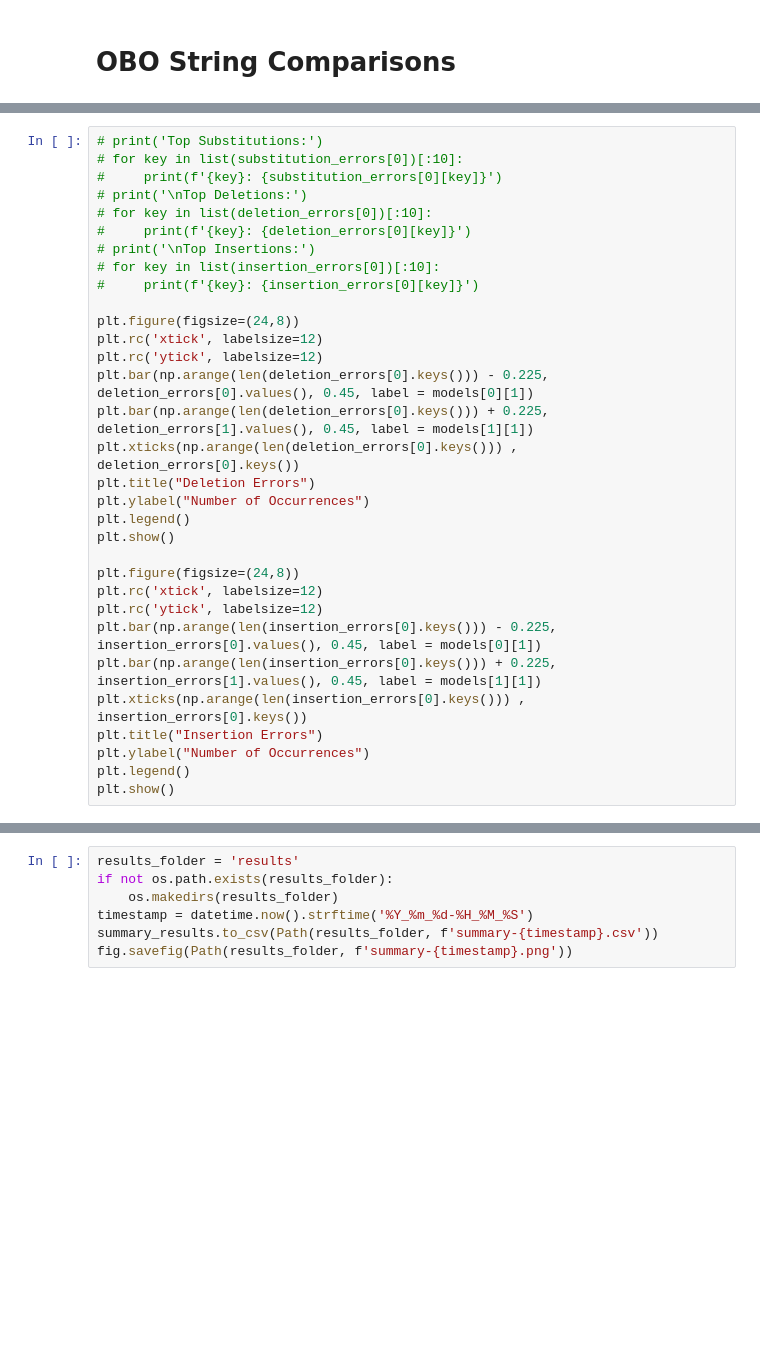
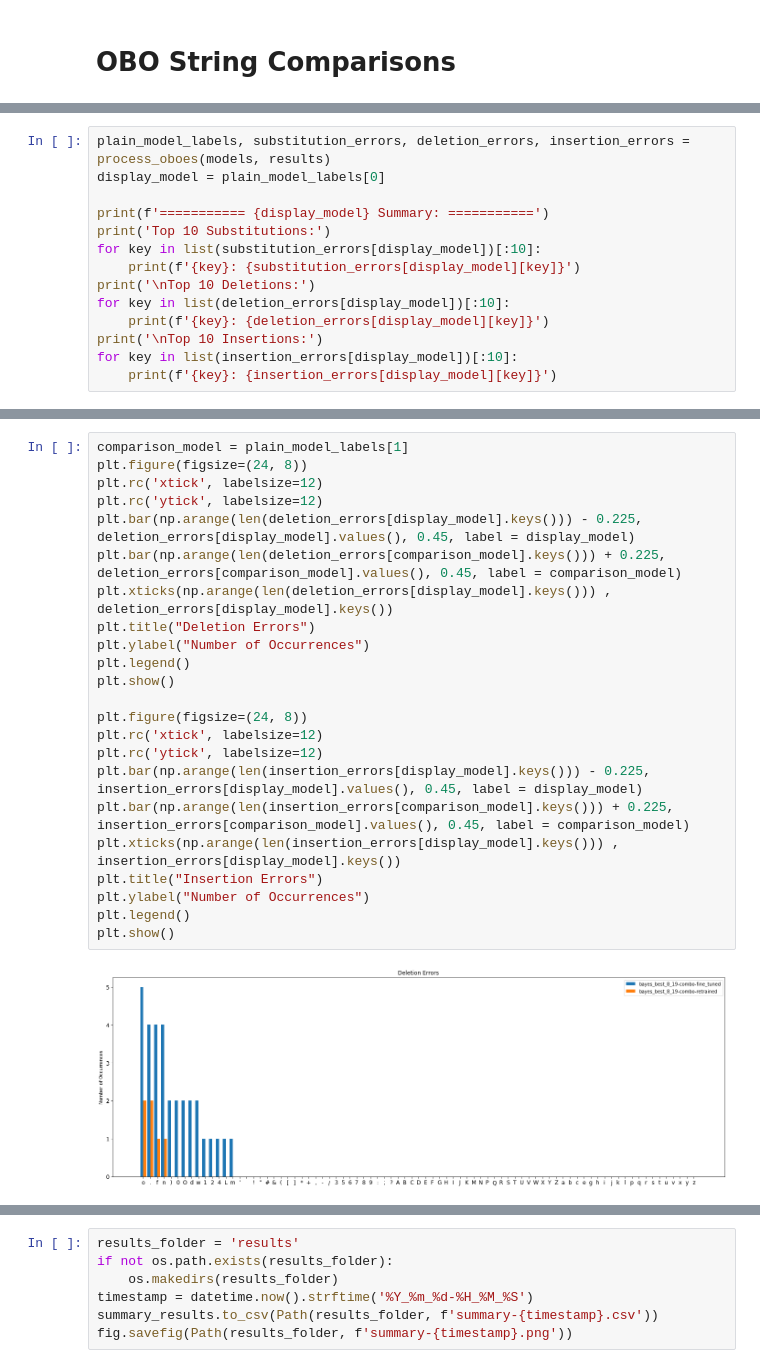
Before and after one commit to emcdona1/crnn_models_single_gpu, a Jupyter notebook: test_set_predictions/visualize_predictions.ipynb, the cells around one changed output, grey strips where cells are left out. Drawn from its saved outputs; the diff is of its cells as text; blank space fills up the shorter version.

```diff
--- a/test_set_predictions/visualize_predictions.ipynb
+++ b/test_set_predictions/visualize_predictions.ipynb
@@ -204,0 +69,14 @@ substitution_errors = [dict(sorted(a.items(), key=lambda item: item[1], reverse=
+# %%
+plain_model_labels, substitution_errors, deletion_errors, insertion_errors = process_oboes(models, results)
+display_model = plain_model_labels[0]
+
+print(f'=========== {display_model} Summary: ===========')
+print('Top 10 Substitutions:')
+for key in list(substitution_errors[display_model])[:10]:
+    print(f'{key}: {substitution_errors[display_model][key]}')
+print('\nTop 10 Deletions:')
+for key in list(deletion_errors[display_model])[:10]:
+    print(f'{key}: {deletion_errors[display_model][key]}')
+print('\nTop 10 Insertions:')
+for key in list(insertion_errors[display_model])[:10]:
+    print(f'{key}: {insertion_errors[display_model][key]}')
@@ -205,32 +101,25 @@ substitution_errors = [dict(sorted(a.items(), key=lambda item: item[1], reverse=
 # %%
-# print('Top Substitutions:')
-# for key in list(substitution_errors[0])[:10]:
-#     print(f'{key}: {substitution_errors[0][key]}')
-# print('\nTop Deletions:')
-# for key in list(deletion_errors[0])[:10]:
-#     print(f'{key}: {deletion_errors[0][key]}')
-# print('\nTop Insertions:')
-# for key in list(insertion_errors[0])[:10]:
-#     print(f'{key}: {insertion_errors[0][key]}')
-
-plt.figure(figsize=(24,8))
+comparison_model = plain_model_labels[1]
+plt.figure(figsize=(24, 8))
 plt.rc('xtick', labelsize=12)
 plt.rc('ytick', labelsize=12)
-plt.bar(np.arange(len(deletion_errors[0].keys())) - 0.225, deletion_errors[0].values(), 0.45, label = models[0][1])
-plt.bar(np.arange(len(deletion_errors[0].keys())) + 0.225, deletion_errors[1].values(), 0.45, label = models[1][1])
-plt.xticks(np.arange(len(deletion_errors[0].keys())) , deletion_errors[0].keys())
+plt.bar(np.arange(len(deletion_errors[display_model].keys())) - 0.225, deletion_errors[display_model].values(), 0.45, label = display_model)
+plt.bar(np.arange(len(deletion_errors[comparison_model].keys())) + 0.225, deletion_errors[comparison_model].values(), 0.45, label = comparison_model)
+plt.xticks(np.arange(len(deletion_errors[display_model].keys())) , deletion_errors[display_model].keys())
 plt.title("Deletion Errors")
 plt.ylabel("Number of Occurrences")
 plt.legend()
 plt.show()
 
-plt.figure(figsize=(24,8))
+plt.figure(figsize=(24, 8))
 plt.rc('xtick', labelsize=12)
 plt.rc('ytick', labelsize=12)
-plt.bar(np.arange(len(insertion_errors[0].keys())) - 0.225, insertion_errors[0].values(), 0.45, label = models[0][1])
-plt.bar(np.arange(len(insertion_errors[0].keys())) + 0.225, insertion_errors[1].values(), 0.45, label = models[1][1])
-plt.xticks(np.arange(len(insertion_errors[0].keys())) , insertion_errors[0].keys())
+plt.bar(np.arange(len(insertion_errors[display_model].keys())) - 0.225, insertion_errors[display_model].values(), 0.45, label = display_model)
+plt.bar(np.arange(len(insertion_errors[comparison_model].keys())) + 0.225, insertion_errors[comparison_model].values(), 0.45, label = comparison_model)
+plt.xticks(np.arange(len(insertion_errors[display_model].keys())) , insertion_errors[display_model].keys())
 plt.title("Insertion Errors")
 plt.ylabel("Number of Occurrences")
 plt.legend()
 plt.show()
+# %% [output]
+[figure, added]
```
Also changed, not shown: parts of 18 cells of this notebook, 4 other files.
